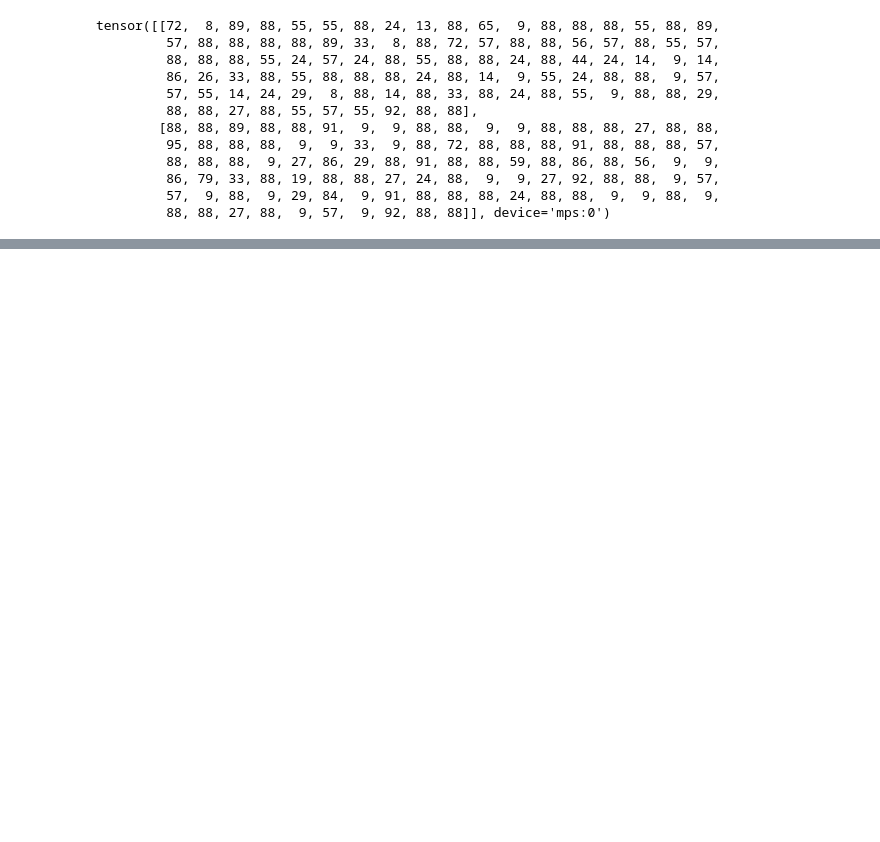
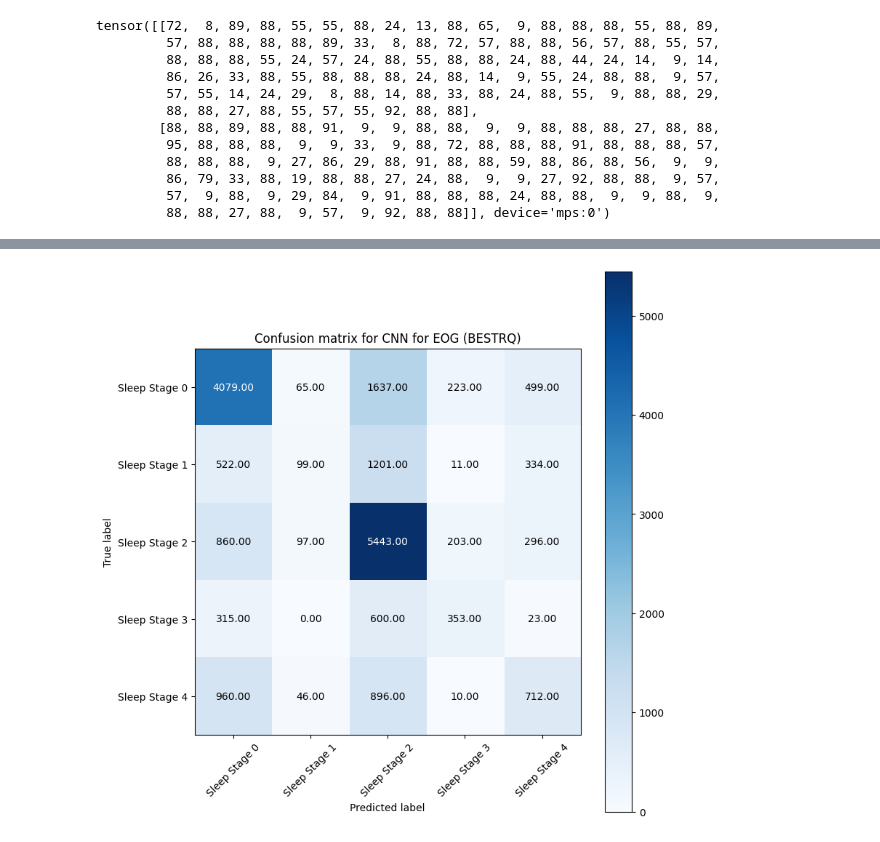
Before and after one commit to constantbourdrez/adl24-sleep-stage, a Jupyter notebook: random_projection_pretraing.ipynb, the cells around one changed output, grey strips where cells are left out. Cells and saved outputs as stored; diff of their text form; code cells hidden in the pictures; blank space fills up the shorter version.

```diff
--- a/random_projection_pretraing.ipynb
+++ b/random_projection_pretraing.ipynb
@@ -970,0 +1029,12 @@ tensor([2, 0, 0, 0, 0, 2, 2, 2, 2, 2, 0, 0, 2, 2, 2, 0, 0, 0, 2, 0, 0, 0, 0, 0,
+# %%
+class ArgmaxLayer(nn.Module):
+    def __init__(self, dim=None):
+        super(ArgmaxLayer, self).__init__()
+        self.dim = dim
+
+    def forward(self, x):
+        return th.argmax(x, dim=self.dim).float()
+
+final_model = nn.Sequential(encoder, ArgmaxLayer(dim = 1), decoder)
+with open('models/final_bestrq_true.pkl', 'wb') as f:
+    pickle.dump(final_model, f)
@@ -970,0 +1061,11 @@ tensor([2, 0, 0, 0, 0, 2, 2, 2, 2, 2, 0, 0, 2, 2, 2, 0, 0, 0, 2, 0, 0, 0, 0, 0,
+# %%
+with open('models/decode_temp.pkl', 'rb') as f:
+    decoder = pickle.load(f)
+device = th.device('mps')
+datavalid = TensorDataset(stft_valid, yvalid)
+datavalid = DataLoader(datavalid, batch_size= 200, shuffle=True)
+conf = compute_confusion_matrix(final_model, datavalid, raw_signal = False)
+classes = [f"Sleep Stage {i}" for i in range(5)]
+plot_confusion_matrix(conf, classes,  'CNN for EOG (BESTRQ)')
+# %% [output]
+[figure, added]
```
Also changed, not shown: parts of 15 cells of this notebook, 9 other files.
